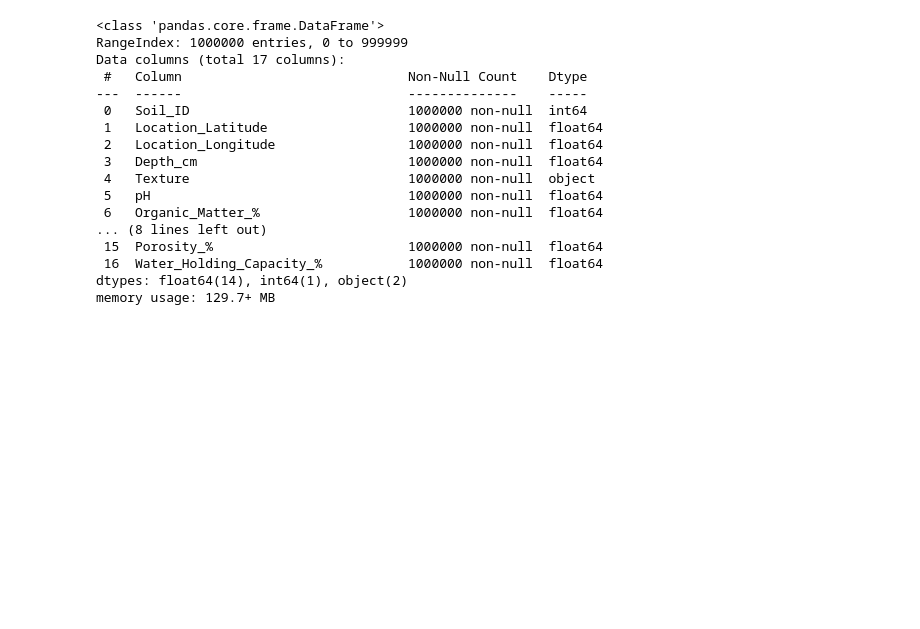
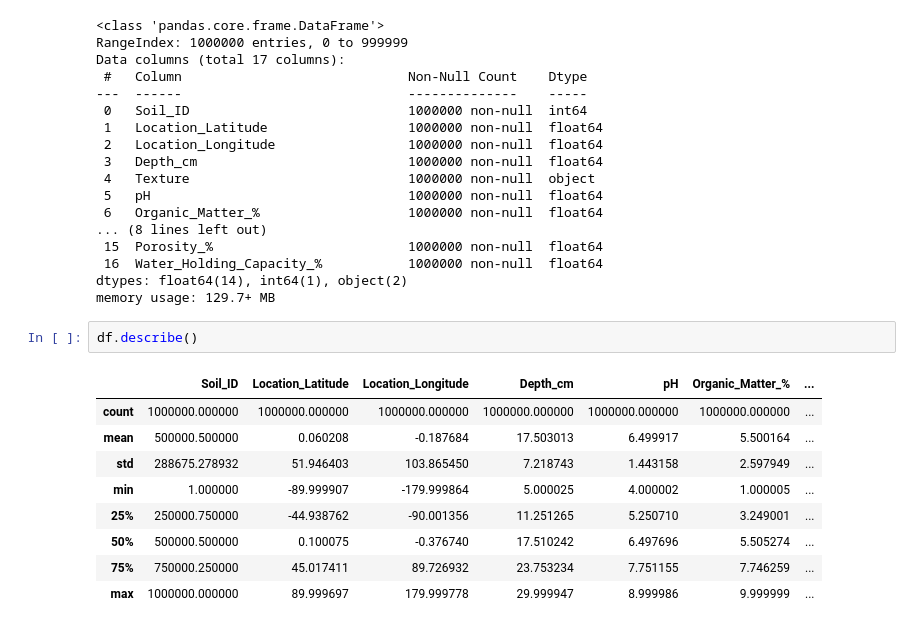
Before and after one commit to bazlooka/elfak-machine-learning, a Jupyter notebook: project 1/notebook.ipynb, the cells around one changed output. Drawn from its saved outputs; the diff is of its cells as text; blank space fills up the shorter version.

```diff
--- a/project 1/notebook.ipynb
+++ b/project 1/notebook.ipynb
@@ -31,3 +33,15 @@ Data columns (total 17 columns):
  16  Water_Holding_Capacity_%           1000000 non-null  float64
 dtypes: float64(14), int64(1), object(2)
 memory usage: 129.7+ MB
+# %%
+df.describe()
+# %% [output]
+|  | Soil_ID | Location_Latitude | Location_Longitude | Depth_cm | pH | Organic_Matter_% | ... |
+| count | 1000000.000000 | 1000000.000000 | 1000000.000000 | 1000000.000000 | 1000000.000000 | 1000000.000000 | ... |
+| mean | 500000.500000 | 0.060208 | -0.187684 | 17.503013 | 6.499917 | 5.500164 | ... |
+| std | 288675.278932 | 51.946403 | 103.865450 | 7.218743 | 1.443158 | 2.597949 | ... |
+| min | 1.000000 | -89.999907 | -179.999864 | 5.000025 | 4.000002 | 1.000005 | ... |
+| 25% | 250000.750000 | -44.938762 | -90.001356 | 11.251265 | 5.250710 | 3.249001 | ... |
+| 50% | 500000.500000 | 0.100075 | -0.376740 | 17.510242 | 6.497696 | 5.505274 | ... |
+| 75% | 750000.250000 | 45.017411 | 89.726932 | 23.753234 | 7.751155 | 7.746259 | ... |
+| max | 1000000.000000 | 89.999697 | 179.999778 | 29.999947 | 8.999986 | 9.999999 | ... |
```
Also changed, not shown: parts of 15 cells of this notebook.
